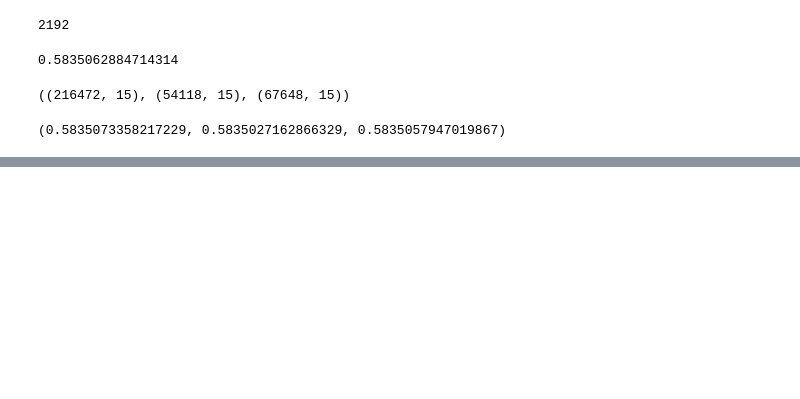
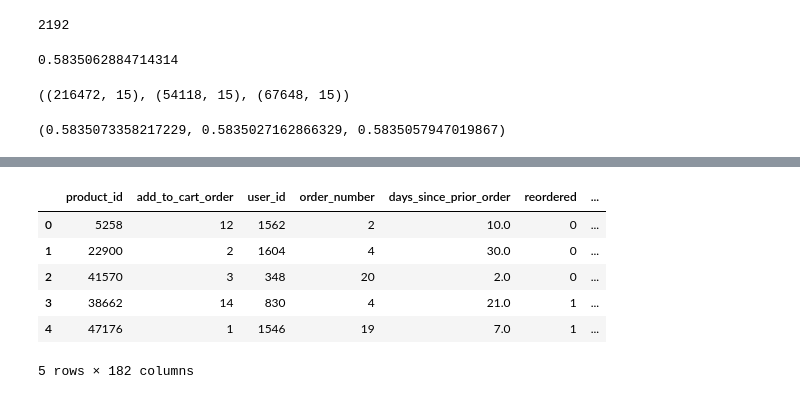
Before and after one commit to McGill-MMA-EnterpriseAnalytics/Instacart-Market-Basket-Analysis, a Jupyter notebook: Feature_Engineering.ipynb, the cells around one changed output, grey strips where cells are left out. Saved outputs shown, nothing was run; the diff lists cells and outputs as text; code cells hidden in the pictures; blank space fills up the shorter version.

```diff
--- a/Feature_Engineering.ipynb
+++ b/Feature_Engineering.ipynb
@@ -213,0 +176,23 @@ X_train.head()
+# %%
+#preprocessing test
+test = drop_columns(test)
+test = avg_days_since_prior_order(test)
+test = most_common_order_dow(test)
+test = split_order_hour_of_day(test)
+test = total_orders(test)
+test = avg_products(test)
+test = fill_na(test)
+test = impute_order_hour_of_day(test)
+test = drop_null_rows(test)
+test = one_hot_encoding(test)
+# test = encode_product_name_val_test(test, oe)
+
+test.head()
+# %% [output]
+|  | product_id | add_to_cart_order | user_id | order_number | days_since_prior_order | reordered | ... |
+| 0 | 5258 | 12 | 1562 | 2 | 10.0 | 0 | ... |
+| 1 | 22900 | 2 | 1604 | 4 | 30.0 | 0 | ... |
+| 2 | 41570 | 3 | 348 | 20 | 2.0 | 0 | ... |
+| 3 | 38662 | 14 | 830 | 4 | 21.0 | 1 | ... |
+| 4 | 47176 | 1 | 1546 | 19 | 7.0 | 1 | ... |
+5 rows × 182 columns
```
Also changed, not shown: parts of 23 cells of this notebook.
